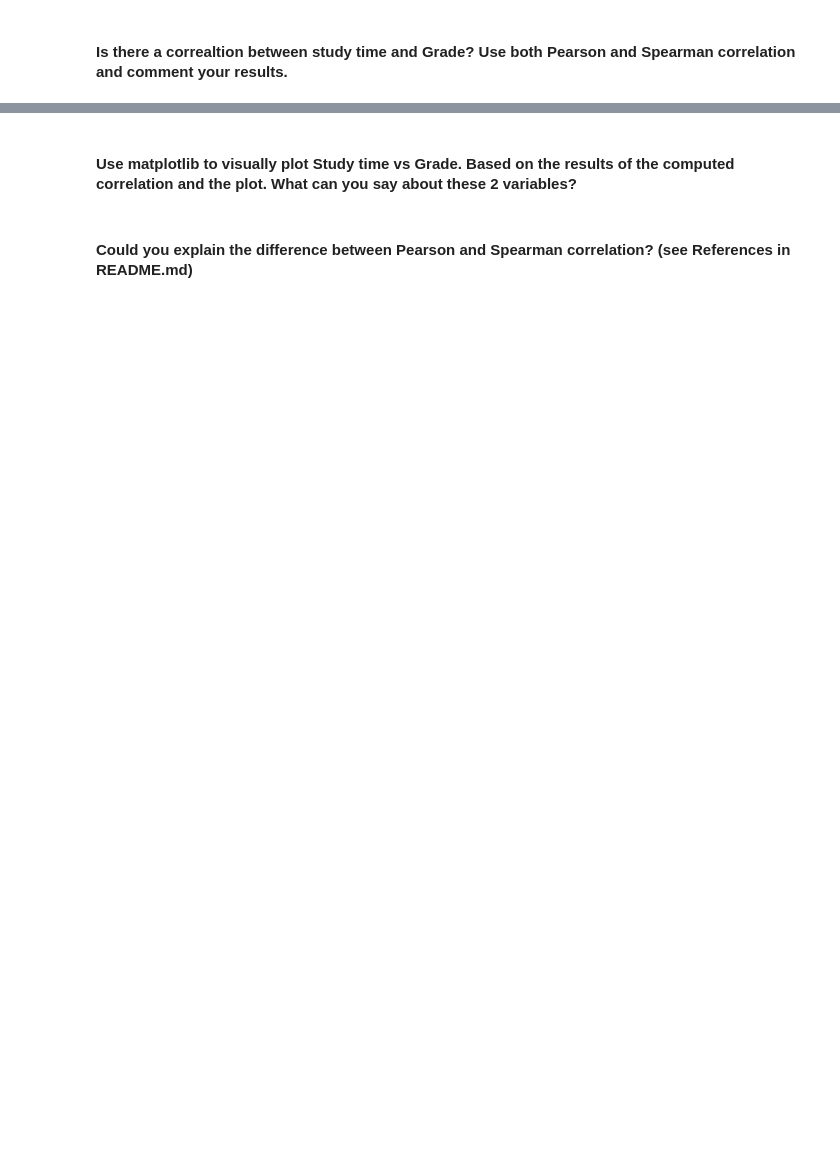
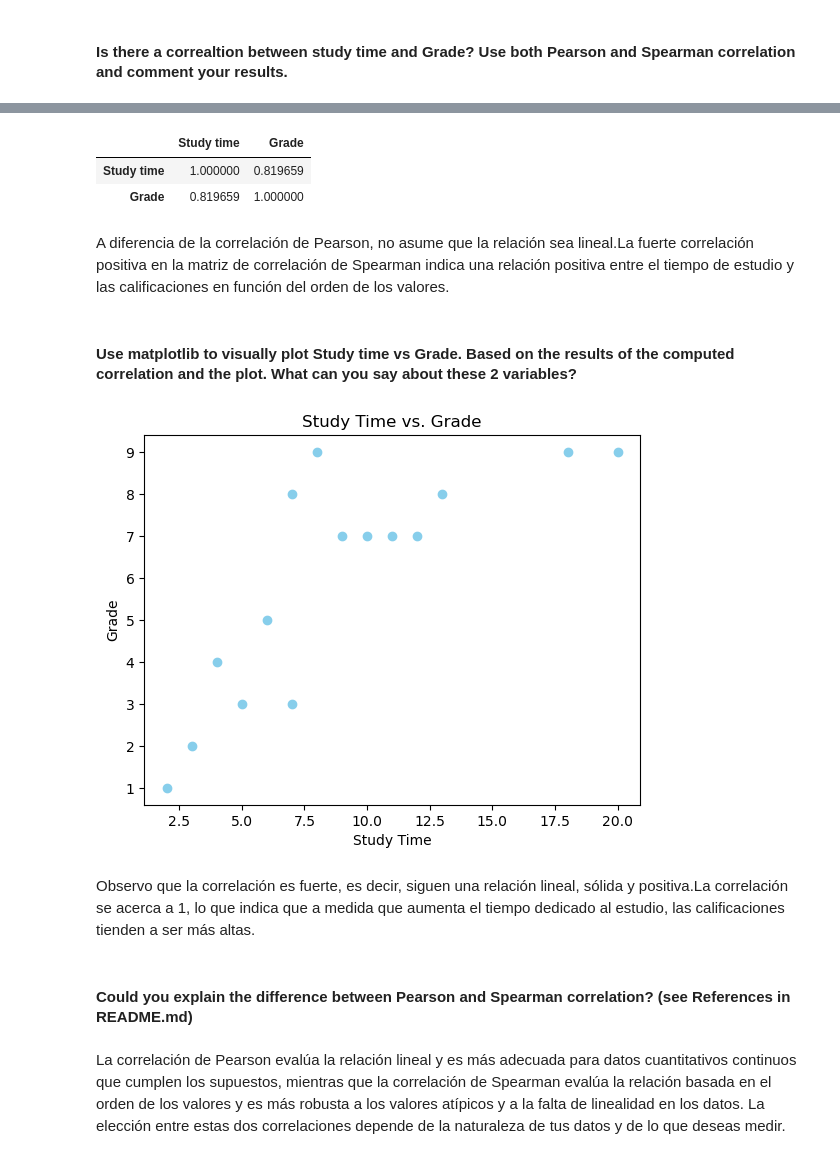
Before and after one commit to Ironhack-Data-Madrid-Octubre-2023/5.1-lab_pivot_table_and_correlation, a Jupyter notebook: your_code/main.ipynb, the cells around one changed output, grey strips where cells are left out. Drawn from its saved outputs; the diff is of its cells as text; code cells hidden in the pictures; blank space fills up the shorter version.

```diff
--- a/your_code/main.ipynb
+++ b/your_code/main.ipynb
@@ -378,2 +415,12 @@ Name: Steps, dtype: float64
+# %%
+#Opción Spearman:
+cor_spearman= time_grades.corr(numeric_only=True, method= 'spearman')
+cor_spearman
+# %% [output]
+|  | Study time | Grade |
+| Study time | 1.000000 | 0.819659 |
+| Grade | 0.819659 | 1.000000 |
+# %% [markdown]
+A diferencia de la correlación de Pearson, no asume que la relación sea lineal.La fuerte correlación positiva en la matriz de correlación de Spearman indica una relación positiva entre el tiempo de estudio y las calificaciones en función del orden de los valores.
 # %% [markdown]
 #### Use matplotlib to visually plot Study time vs Grade. Based on the results of the computed correlation and the plot. What can you say about these 2 variables?
@@ -384,2 +427,15 @@ Name: Steps, dtype: float64
+# %%
+plt.scatter(x=time_grades['Study time'],
+            y=time_grades['Grade'],
+            color='skyblue')
+
+plt.title('Study Time VS Grade')
+plt.xlabel('Study Time')
+plt.ylabel('Grade')
+plt.show();
+# %% [output]
+[figure, added]
+# %% [markdown]
+Observo que la correlación es fuerte, es decir, siguen una relación lineal, sólida y positiva.La correlación se acerca a 1, lo que indica que a medida que aumenta el tiempo dedicado al estudio, las calificaciones tienden a ser más altas.
 # %% [markdown]
 #### Could you explain the difference between Pearson and Spearman correlation? (see References in README.md)
@@ -387,0 +442,2 @@ Name: Steps, dtype: float64
+# %% [markdown]
+La correlación de Pearson evalúa la relación lineal y es más adecuada para datos cuantitativos continuos que cumplen los supuestos, mientras que la correlación de Spearman evalúa la relación basada en el orden de los valores y es más robusta a los valores atípicos y a la falta de linealidad en los datos. La elección entre estas dos correlaciones depende de la naturaleza de tus datos y de lo que deseas medir.
```
Also changed, not shown: parts of 13 cells of this notebook.
